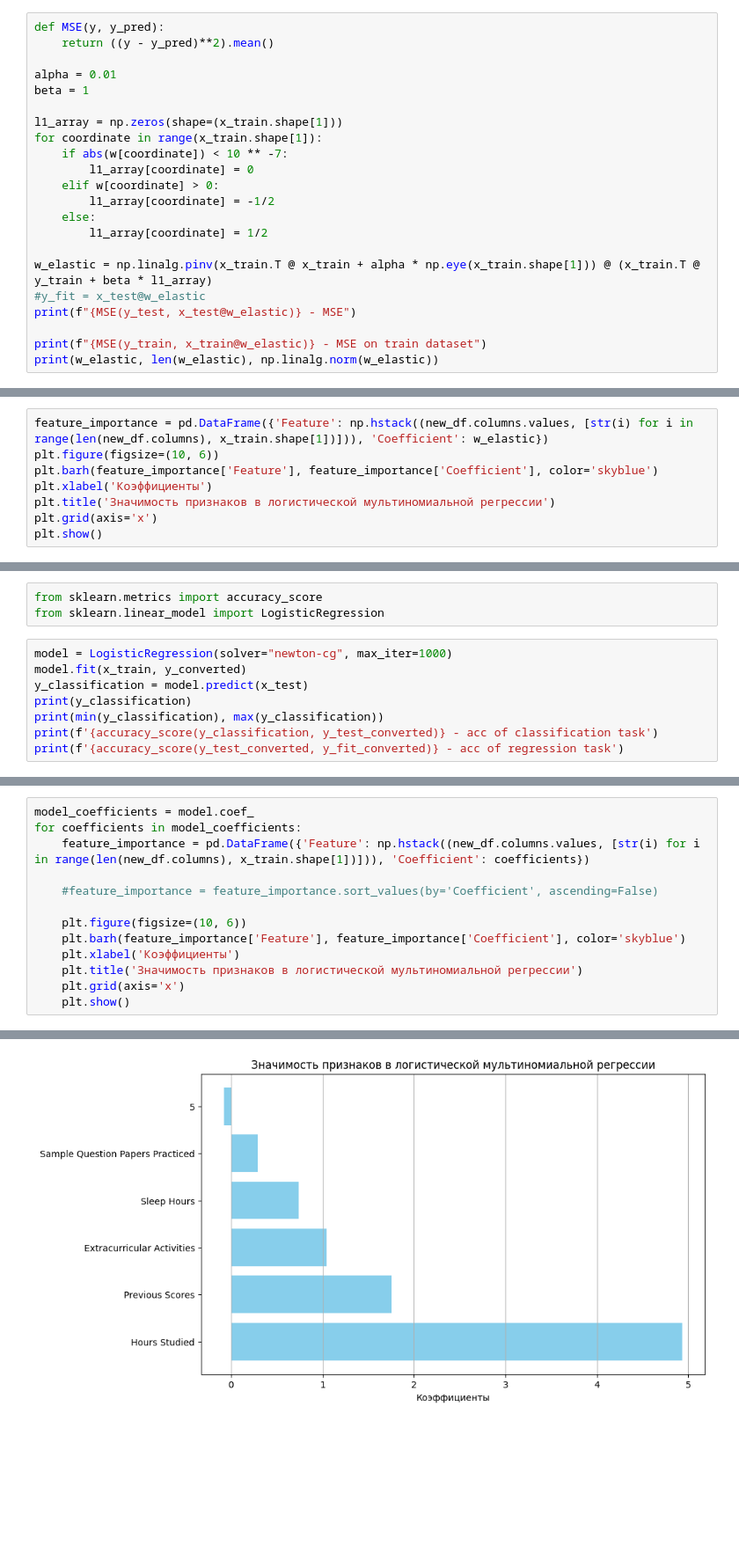
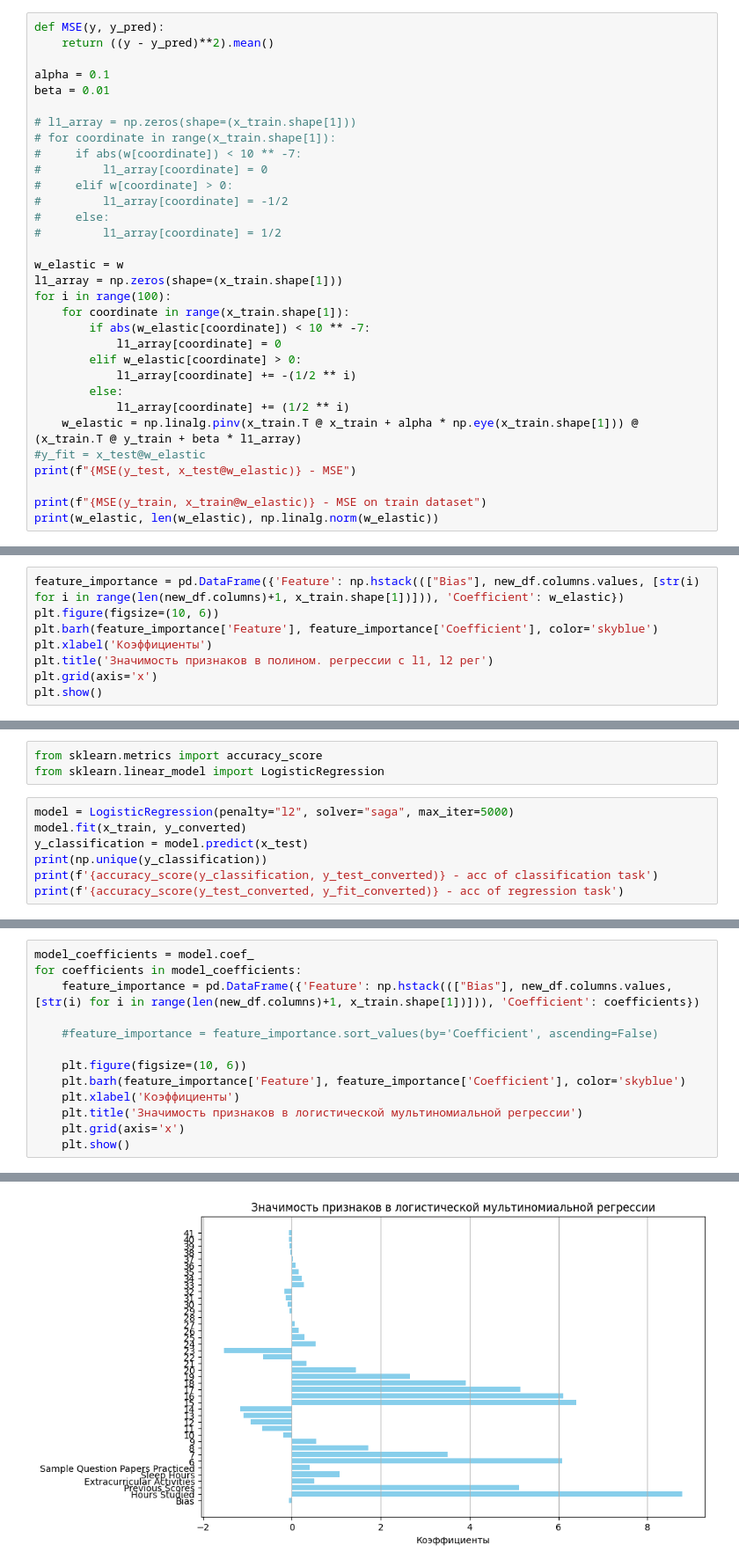
Before and after one commit to romkaimp/MS, a Jupyter notebook: Polynomial_regression.ipynb, the cells around one changed output, grey strips where cells are left out. Shown: that part at 88% size. Saved outputs shown, nothing was run; the diff lists cells and outputs as text; blank space fills up the shorter version.

```diff
--- a/Polynomial_regression.ipynb
+++ b/Polynomial_regression.ipynb
@@ -150,19 +193,29 @@ print(w, len(w), np.linalg.norm(w))
 def MSE(y, y_pred):
     return ((y - y_pred)**2).mean()
 
-alpha = 0.01
-beta = 1
+alpha = 0.1
+beta = 0.01
 
+# l1_array = np.zeros(shape=(x_train.shape[1]))
+# for coordinate in range(x_train.shape[1]):
+#     if abs(w[coordinate]) < 10 ** -7:
+#         l1_array[coordinate] = 0
+#     elif w[coordinate] > 0:
+#         l1_array[coordinate] = -1/2
+#     else:
+#         l1_array[coordinate] = 1/2
+
+w_elastic = w
 l1_array = np.zeros(shape=(x_train.shape[1]))
-for coordinate in range(x_train.shape[1]):
-    if abs(w[coordinate]) < 10 ** -7:
-        l1_array[coordinate] = 0
-    elif w[coordinate] > 0:
-        l1_array[coordinate] = -1/2
-    else:
-        l1_array[coordinate] = 1/2
-
-w_elastic = np.linalg.pinv(x_train.T @ x_train + alpha * np.eye(x_train.shape[1])) @ (x_train.T @ y_train + beta * l1_array)
+for i in range(100):
+    for coordinate in range(x_train.shape[1]):
+        if abs(w_elastic[coordinate]) < 10 ** -7:
+            l1_array[coordinate] = 0
+        elif w_elastic[coordinate] > 0:
+            l1_array[coordinate] += -(1/2 ** i)
+        else:
+            l1_array[coordinate] += (1/2 ** i)
+    w_elastic = np.linalg.pinv(x_train.T @ x_train + alpha * np.eye(x_train.shape[1])) @ (x_train.T @ y_train + beta * l1_array)
 #y_fit = x_test@w_elastic
 print(f"{MSE(y_test, x_test@w_elastic)} - MSE")
 
@@ -176,9 +238,9 @@ print(w_elastic, len(w_elastic), np.linalg.norm(w_elastic))
 # %%
-feature_importance = pd.DataFrame({'Feature': np.hstack((new_df.columns.values, [str(i) for i in range(len(new_df.columns), x_train.shape[1])])), 'Coefficient': w_elastic})
+feature_importance = pd.DataFrame({'Feature': np.hstack((["Bias"], new_df.columns.values, [str(i) for i in range(len(new_df.columns)+1, x_train.shape[1])])), 'Coefficient': w_elastic})
 plt.figure(figsize=(10, 6))
 plt.barh(feature_importance['Feature'], feature_importance['Coefficient'], color='skyblue')
 plt.xlabel('Коэффициенты')
-plt.title('Значимость признаков в логистической мультиномиальной регрессии')
+plt.title('Значимость признаков в полином. регрессии c l1, l2 рег')
 plt.grid(axis='x')
 plt.show()
 # %% [output]
@@ -202,11 +267,10 @@ y_fit_converted = np.array([convert_100_5(x) for x in y_fit])
 from sklearn.metrics import accuracy_score
 from sklearn.linear_model import LogisticRegression
 # %%
-model = LogisticRegression(solver="newton-cg", max_iter=1000)
+model = LogisticRegression(penalty="l2", solver="saga", max_iter=5000)
 model.fit(x_train, y_converted)
 y_classification = model.predict(x_test)
-print(y_classification)
-print(min(y_classification), max(y_classification))
+print(np.unique(y_classification))
 print(f'{accuracy_score(y_classification, y_test_converted)} - acc of classification task')
 print(f'{accuracy_score(y_test_converted, y_fit_converted)} - acc of regression task')
 # %% [output]
@@ -224,7 +287,7 @@ print([i for i in range(len(new_df.columns), x_train.shape[1])])
 # %%
 model_coefficients = model.coef_
 for coefficients in model_coefficients:
-    feature_importance = pd.DataFrame({'Feature': np.hstack((new_df.columns.values, [str(i) for i in range(len(new_df.columns), x_train.shape[1])])), 'Coefficient': coefficients})
+    feature_importance = pd.DataFrame({'Feature': np.hstack((["Bias"], new_df.columns.values, [str(i) for i in range(len(new_df.columns)+1, x_train.shape[1])])), 'Coefficient': coefficients})
 
     #feature_importance = feature_importance.sort_values(by='Coefficient', ascending=False)
 
@@ -242 +305 @@ for coefficients in model_coefficients:
-[figure, old version]
+[figure, new version]
```
Also changed, not shown: parts of 16 cells of this notebook, 3 other files.
